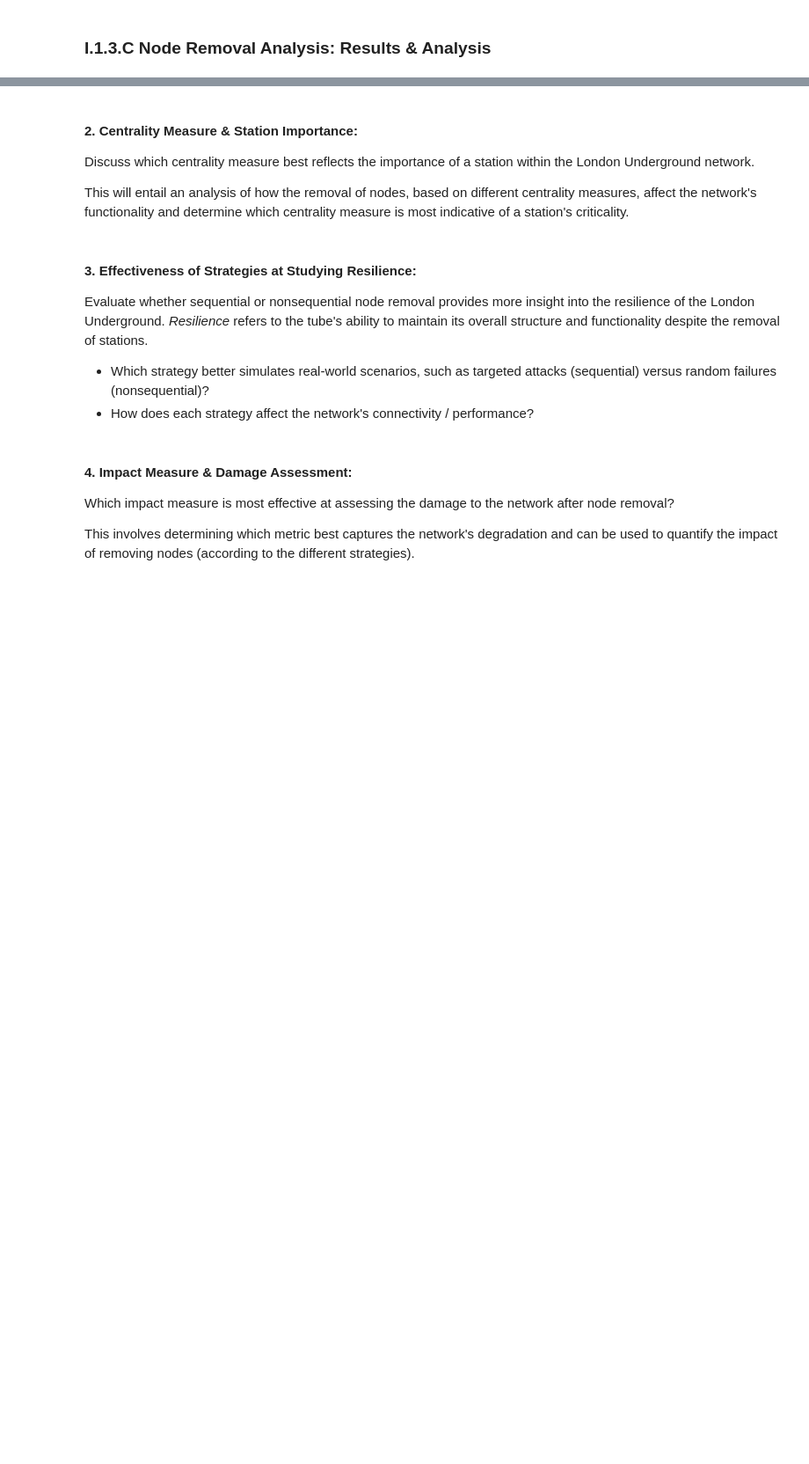
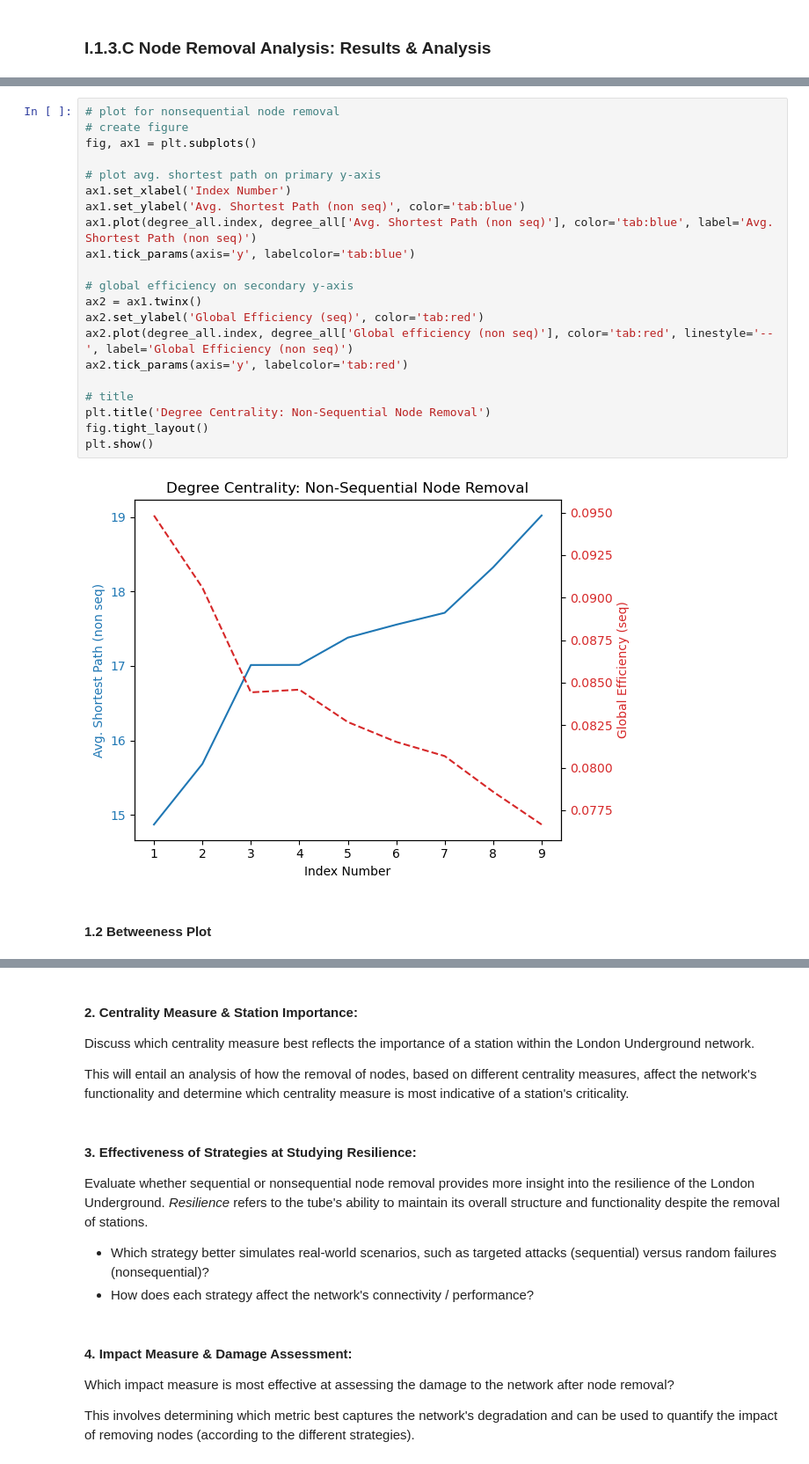
Before and after one commit to NikhilSDesai/UrbanSimulation, a Jupyter notebook: Final_Assessment.ipynb, the cells around one changed output, grey strips where cells are left out. Shown at 88% size. Drawn from its saved outputs; the diff is of its cells as text; blank space fills up the shorter version.

```diff
--- a/Final_Assessment.ipynb
+++ b/Final_Assessment.ipynb
@@ -821,0 +1106,25 @@ Visualisation of the outcomes of both the sequential and nonsequential node remo
+# %%
+# plot for nonsequential node removal
+# create figure
+fig, ax1 = plt.subplots()
+
+# plot avg. shortest path on primary y-axis
+ax1.set_xlabel('Index Number')
+ax1.set_ylabel('Avg. Shortest Path (non seq)', color='tab:blue')
+ax1.plot(degree_all.index, degree_all['Avg. Shortest Path (non seq)'], color='tab:blue', label='Avg. Shortest Path (non seq)')
+ax1.tick_params(axis='y', labelcolor='tab:blue')
+
+# global efficiency on secondary y-axis
+ax2 = ax1.twinx()
+ax2.set_ylabel('Global Efficiency (seq)', color='tab:red')
+ax2.plot(degree_all.index, degree_all['Global efficiency (non seq)'], color='tab:red', linestyle='--', label='Global Efficiency (non seq)')
+ax2.tick_params(axis='y', labelcolor='tab:red')
+
+# title
+plt.title('Degree Centrality: Non-Sequential Node Removal')
+fig.tight_layout()
+plt.show()
+# %% [output]
+[figure, added]
+# %% [markdown]
+#### 1.2 Betweeness Plot
```
Also changed, not shown: parts of 25 cells of this notebook.
